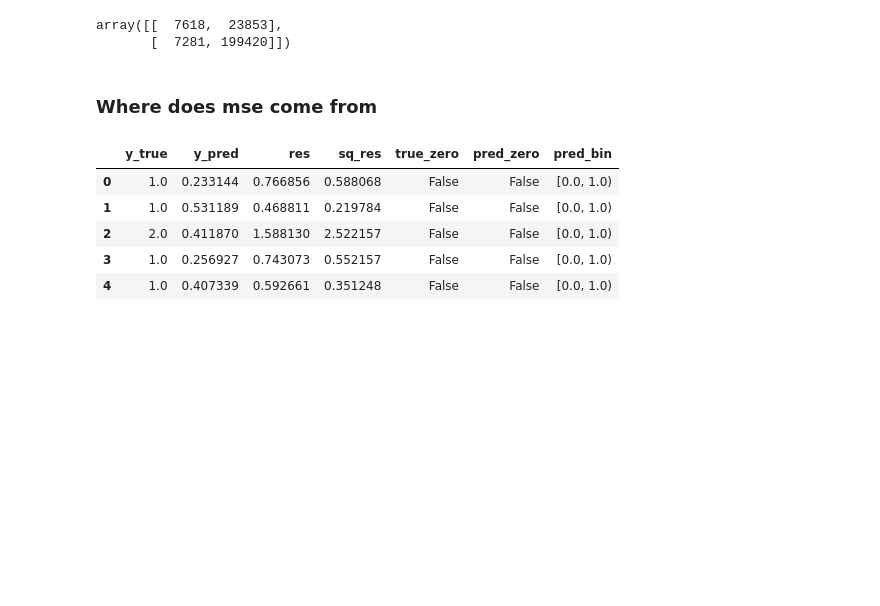
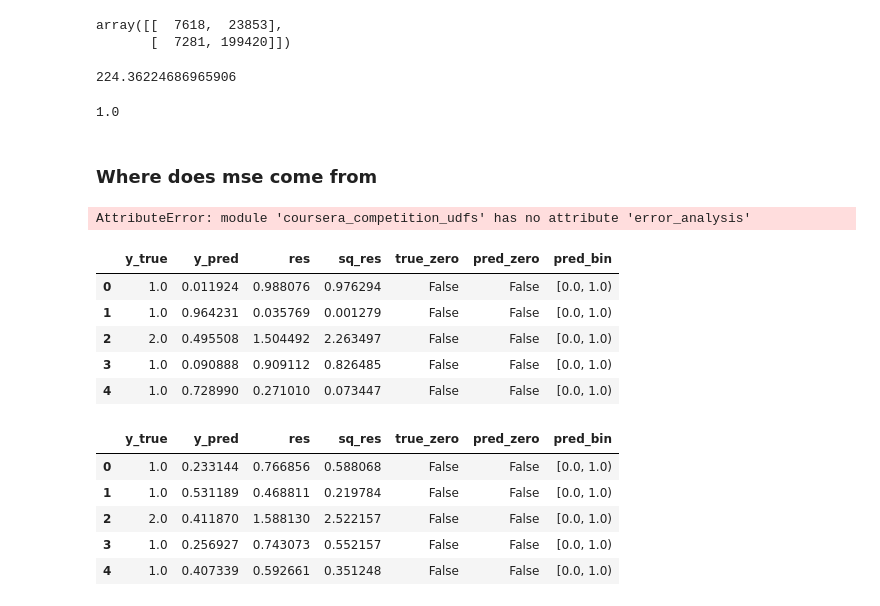
Before and after one commit to JojoYY/Coursera_Kaggle_Project, a Jupyter notebook: Tree_based_models.ipynb, the cells around one changed output. Drawn from its saved outputs; the diff is of its cells as text; code cells hidden in the pictures; blank space fills up the shorter version.

```diff
--- a/Tree_based_models.ipynb
+++ b/Tree_based_models.ipynb
@@ -314,6 +295,14 @@ confusion_matrix(val_err['true_zero'], val_err['pred_zero'])
 # %% [output]
 array([[  7618,  23853],
        [  7281, 199420]])
+# %%
+lgbm_orig.pred_val.max()
+# %% [output]
+224.36224686965906
+# %%
+np.clip(lgbm_orig.pred_val, 0,1).max()
+# %% [output]
+1.0
 # %% [markdown]
 ### Where does mse come from
 # %%
@@ -335,6 +324,19 @@ def make_df_residuals(y_true, y_pred, bins=None):
             bins = np.append(bins, df['y_pred'].max())
     df['pred_bin'] = pd.cut(df['y_pred'], bins, right=False, duplicates='drop')
     return df
+# %%
+val_err_clip = udf.error_analysis()
+# %% [output]
+AttributeError: module 'coursera_competition_udfs' has no attribute 'error_analysis'
+# %%
+val_err_clip.head()
+# %% [output]
+|  | y_true | y_pred | res | sq_res | true_zero | pred_zero | pred_bin |
+| 0 | 1.0 | 0.011924 | 0.988076 | 0.976294 | False | False | [0.0, 1.0) |
+| 1 | 1.0 | 0.964231 | 0.035769 | 0.001279 | False | False | [0.0, 1.0) |
+| 2 | 2.0 | 0.495508 | 1.504492 | 2.263497 | False | False | [0.0, 1.0) |
+| 3 | 1.0 | 0.090888 | 0.909112 | 0.826485 | False | False | [0.0, 1.0) |
+| 4 | 1.0 | 0.728990 | 0.271010 | 0.073447 | False | False | [0.0, 1.0) |
 # %%
 err_post = make_df_residuals(y_val, post_val)
 # %%
```
Also changed, not shown: parts of 15 cells of this notebook, 1 other file.
